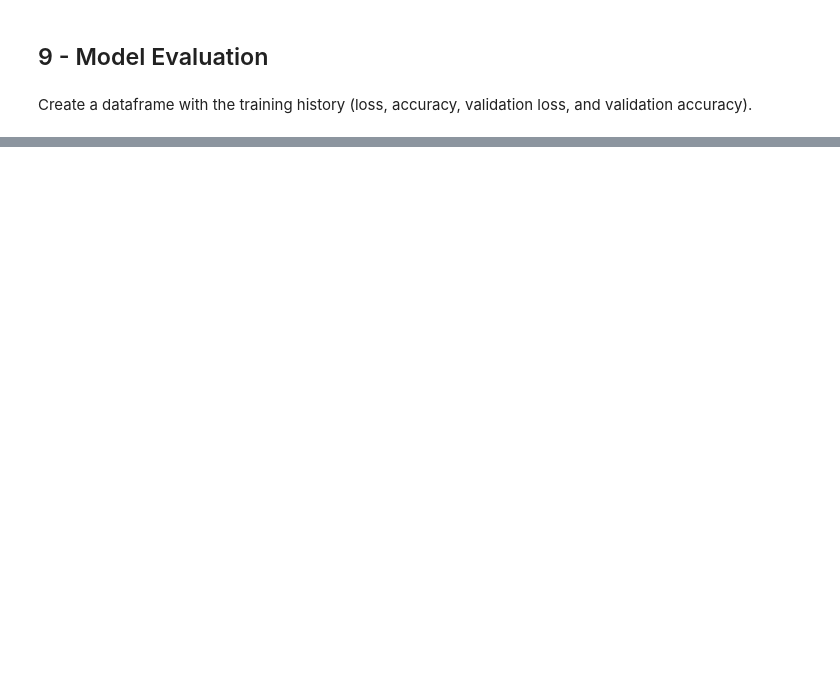
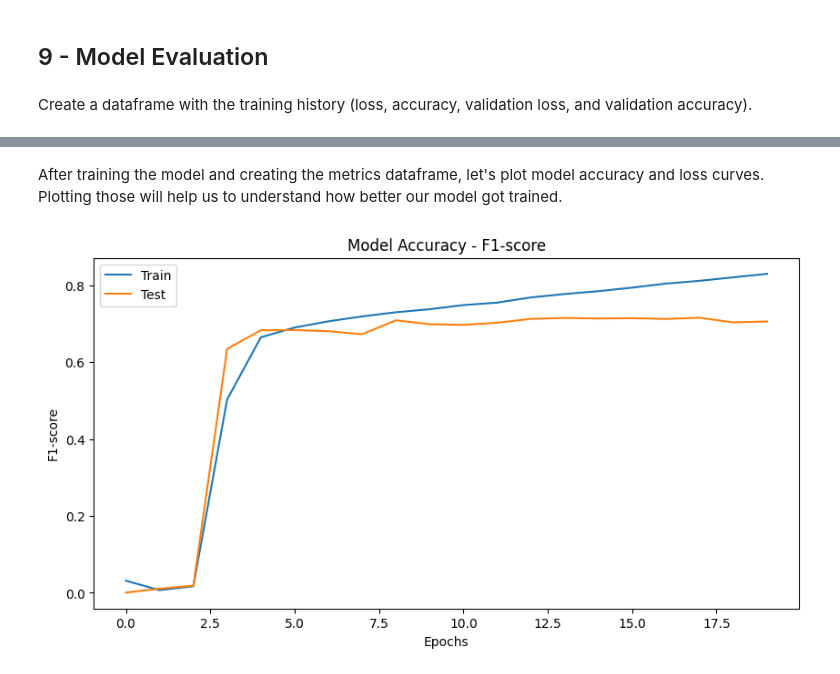
Before and after one commit to peronecode/multilabel-toxic-classification, a Jupyter notebook: toxic.ipynb, the cells around one changed output, grey strips where cells are left out. Saved outputs shown, nothing was run; the diff lists cells and outputs as text; code cells hidden in the pictures; blank space fills up the shorter version.

Commit message:
Addressing review points: Implemented Precision and Recall metrics and plotting F1-Score

```diff
--- a/toxic.ipynb
+++ b/toxic.ipynb
@@ -261,7 +256,7 @@ First we need to download the pre-trained embeddings weights.
 You can download the Zip file here: [glove.6B.zip](https://nlp.stanford.edu/data/glove.6B.zip)
 # %%
 # Loading GloVe embeddings weights
-glove_embedding_filepath = os.path.abspath('glove.6B.100d.txt')
+glove_embedding_filepath = os.path.abspath('data/glove.6B.100d.txt')
 # %%
 def create_embedding_matrix (filepath, word_index, embedding_dim):
     """Create embedding matrix using GloVe weights."""
@@ -316,10 +309,13 @@ def create_model(seq_len=200, voc_size=0, emb_dim=100, glove_embes_matrix=None):
 
     # Compile the model with binary crossentropy loss for multi-label classification,
     # using the Adam optimizer and accuracy as the evaluation metric
-    model.compile(loss='binary_crossentropy', optimizer='adam', metrics=['accuracy'])
+    model.compile(loss='binary_crossentropy', optimizer='adam',
+            metrics=['accuracy', Precision(name='precision'), Recall(name='recall')])
+
 
     return model
 
 
 # Create the model
 model = create_model(seq_len, vocab_size, embedding_dim, embedding_matrix)
+model.summary()
@@ -333,7 +345,8 @@ With 5 epochs and batch size of 128, it was used a NVIDIA GeForce RTX 3060 12 GB
 # Training the model
 history = model.fit(
     X_train, y_train,
-    epochs=5, batch_size=128,
-    validation_data=(X_test, y_test)
+    epochs=20, batch_size=128,
+    # validation_data=(X_test, y_test)
+    validation_split=.2
 )
 # %% [output]
@@ -390,0 +396,25 @@ plt.show()
+# %% [markdown]
+After training the model and creating the metrics dataframe, let's plot model accuracy and loss curves.<br>
+Plotting those will help us to understand how better our model got trained.
+# %%
+# Calculating F1 score metric based on the precision and recall metrics
+precision = metrics_df['precision']
+recall = metrics_df['recall']
+f1_score = [2 * (precision[i] * recall[i]) / (precision[i] + recall[i]) for i in range(len(precision))]
+
+# Do the same for validation
+val_precision = metrics_df['val_precision']
+val_recall = metrics_df['val_recall']
+val_f1_score = [2 * (val_precision[i] * val_recall[i]) / (val_precision[i] + val_recall[i]) for i in range(len(val_precision))]
+# %%
+# Printing F1 score metric for trainig and validation
+plt.figure(figsize=(10,5))
+plt.plot(f1_score)
+plt.plot(val_f1_score)
+plt.title('Model Accuracy - F1-score')
+plt.xlabel('Epochs')
+plt.ylabel('F1-score')
+plt.legend(['Train', 'Test'])
+plt.show()
+# %% [output]
+[figure, added]
```
Also changed, not shown: parts of 21 cells of this notebook, 1 other file.
